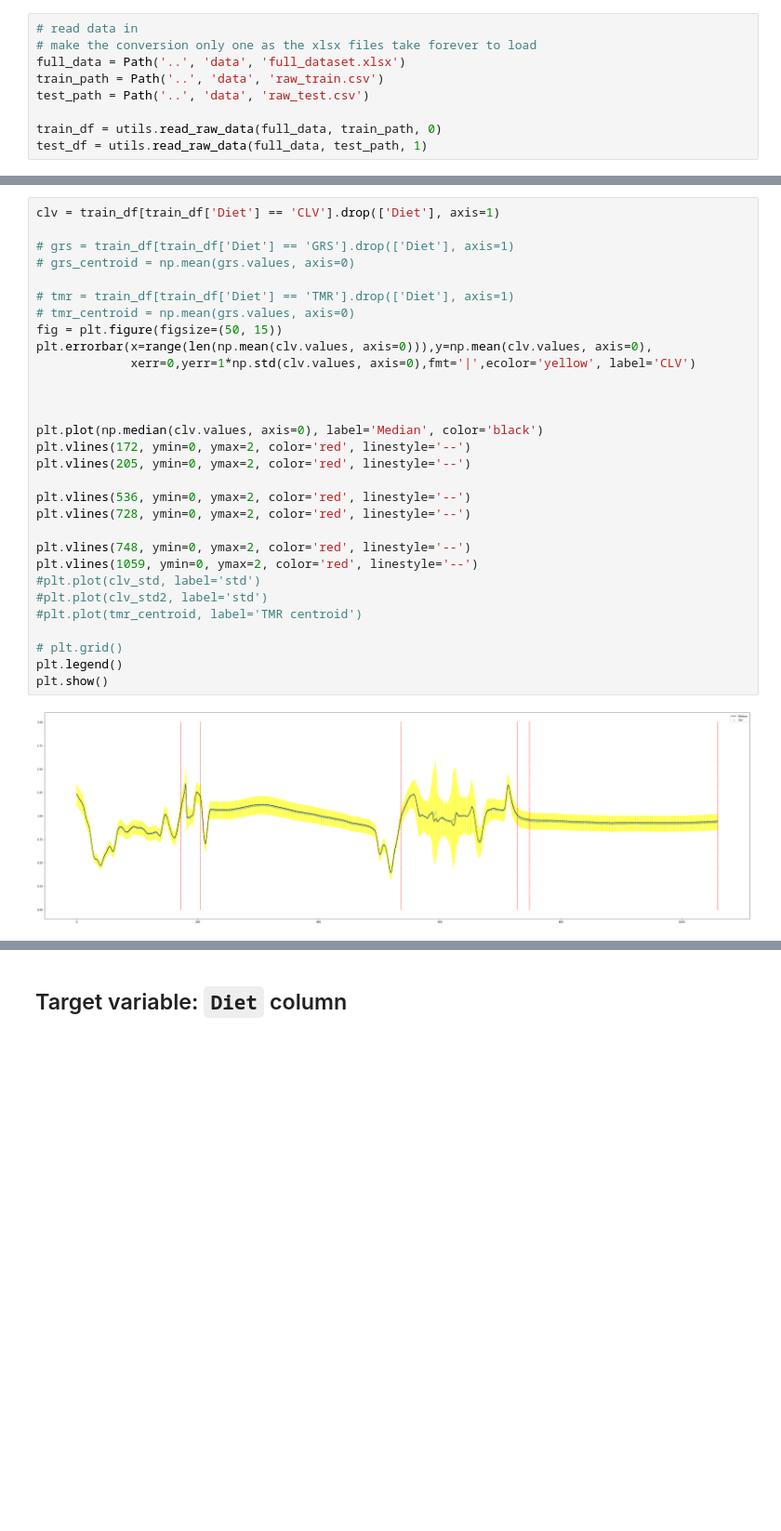
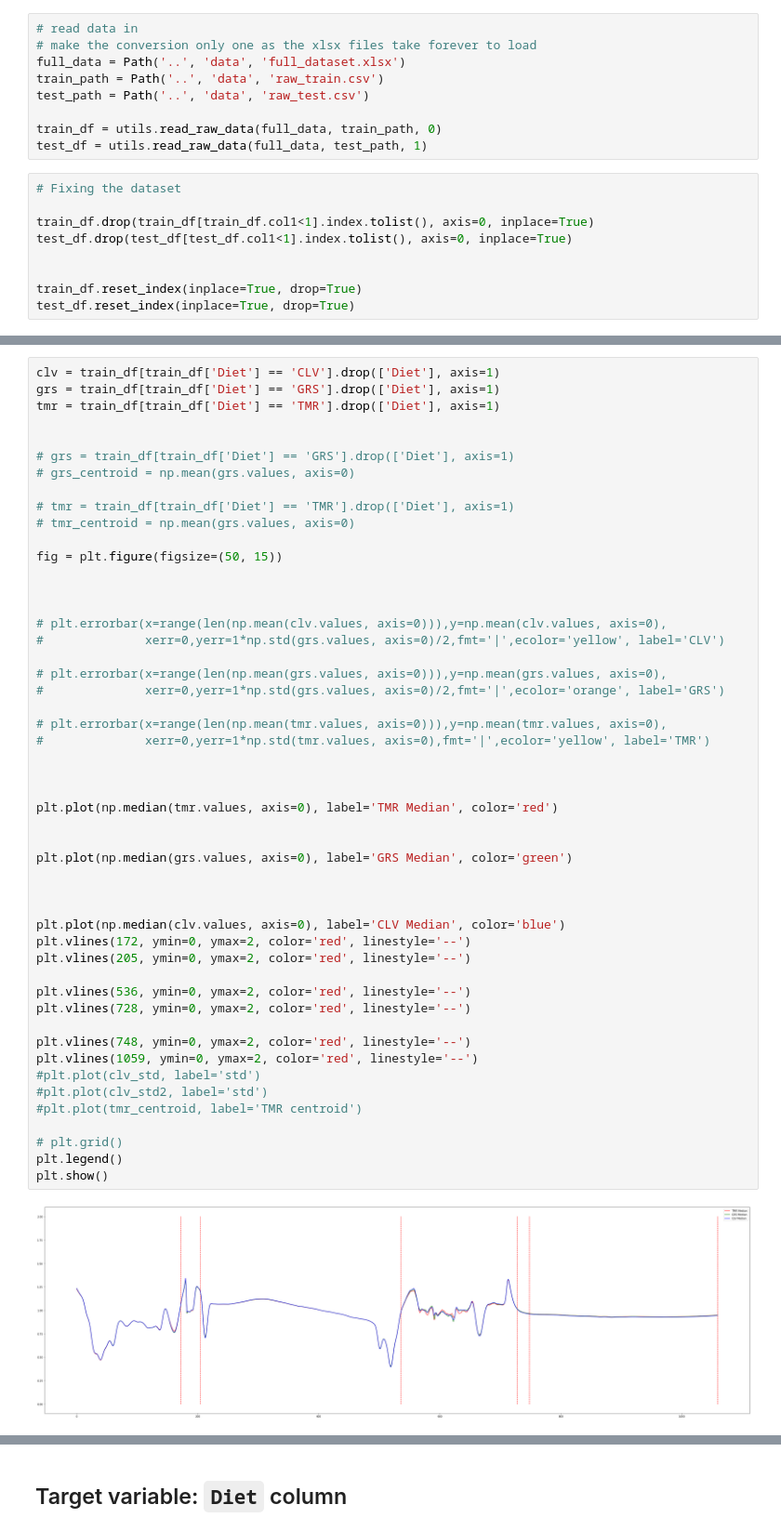
Before and after one commit to mlgig/vistamilk_diet_challenge, a Jupyter notebook: notebooks/Bhaskar_VM.ipynb, the cells around one changed output, grey strips where cells are left out. Shown: that part at 93% size. Cells and saved outputs as stored; diff of their text form; blank space fills up the shorter version.

```diff
--- a/notebooks/Bhaskar_VM.ipynb
+++ b/notebooks/Bhaskar_VM.ipynb
@@ -49,6 +49,15 @@ test_path = Path('..', 'data', 'raw_test.csv')
 
 train_df = utils.read_raw_data(full_data, train_path, 0)
 test_df = utils.read_raw_data(full_data, test_path, 1)
+# %%
+# Fixing the dataset
+
+train_df.drop(train_df[train_df.col1<1].index.tolist(), axis=0, inplace=True)
+test_df.drop(test_df[test_df.col1<1].index.tolist(), axis=0, inplace=True)
+
+
+train_df.reset_index(inplace=True, drop=True)
+test_df.reset_index(inplace=True, drop=True)
 # %%
 no_samples = train_df.shape[0]
 no_features = train_df.shape[1] - 1
@@ -72,32 +72,52 @@ f.show()
 # %%
 clv = train_df[train_df['Diet'] == 'CLV'].drop(['Diet'], axis=1)
+grs = train_df[train_df['Diet'] == 'GRS'].drop(['Diet'], axis=1)
+tmr = train_df[train_df['Diet'] == 'TMR'].drop(['Diet'], axis=1)
+
 
 # grs = train_df[train_df['Diet'] == 'GRS'].drop(['Diet'], axis=1)
 # grs_centroid = np.mean(grs.values, axis=0)
 
 # tmr = train_df[train_df['Diet'] == 'TMR'].drop(['Diet'], axis=1)
 # tmr_centroid = np.mean(grs.values, axis=0)
+
 fig = plt.figure(figsize=(50, 15))
-plt.errorbar(x=range(len(np.mean(clv.values, axis=0))),y=np.mean(clv.values, axis=0),
-             xerr=0,yerr=1*np.std(clv.values, axis=0),fmt='|',ecolor='yellow', label='CLV')
 
 
 
-plt.plot(np.median(clv.values, axis=0), label='Median', color='black')
+# plt.errorbar(x=range(len(np.mean(clv.values, axis=0))),y=np.mean(clv.values, axis=0),
+#              xerr=0,yerr=1*np.std(grs.values, axis=0)/2,fmt='|',ecolor='yellow', label='CLV')
+
+# plt.errorbar(x=range(len(np.mean(grs.values, axis=0))),y=np.mean(grs.values, axis=0),
+#              xerr=0,yerr=1*np.std(grs.values, axis=0)/2,fmt='|',ecolor='orange', label='GRS')
+
+# plt.errorbar(x=range(len(np.mean(tmr.values, axis=0))),y=np.mean(tmr.values, axis=0),
+#              xerr=0,yerr=1*np.std(tmr.values, axis=0),fmt='|',ecolor='yellow', label='TMR')
+
+
+
+plt.plot(np.median(tmr.values, axis=0), label='TMR Median', color='red')
+
+
+plt.plot(np.median(grs.values, axis=0), label='GRS Median', color='green')
+
+
+
+plt.plot(np.median(clv.values, axis=0), label='CLV Median', color='blue')
 plt.vlines(172, ymin=0, ymax=2, color='red', linestyle='--')
 plt.vlines(205, ymin=0, ymax=2, color='red', linestyle='--')
 
 plt.vlines(536, ymin=0, ymax=2, color='red', linestyle='--')
 plt.vlines(728, ymin=0, ymax=2, color='red', linestyle='--')
 
 plt.vlines(748, ymin=0, ymax=2, color='red', linestyle='--')
 plt.vlines(1059, ymin=0, ymax=2, color='red', linestyle='--')
 #plt.plot(clv_std, label='std')
 #plt.plot(clv_std2, label='std')
 #plt.plot(tmr_centroid, label='TMR centroid')
 
 # plt.grid()
 plt.legend()
 plt.show()
 # %% [output]
-[figure, old version]
+[figure, new version]
```
Also changed, not shown: parts of 25 cells of this notebook, 1 other file.
